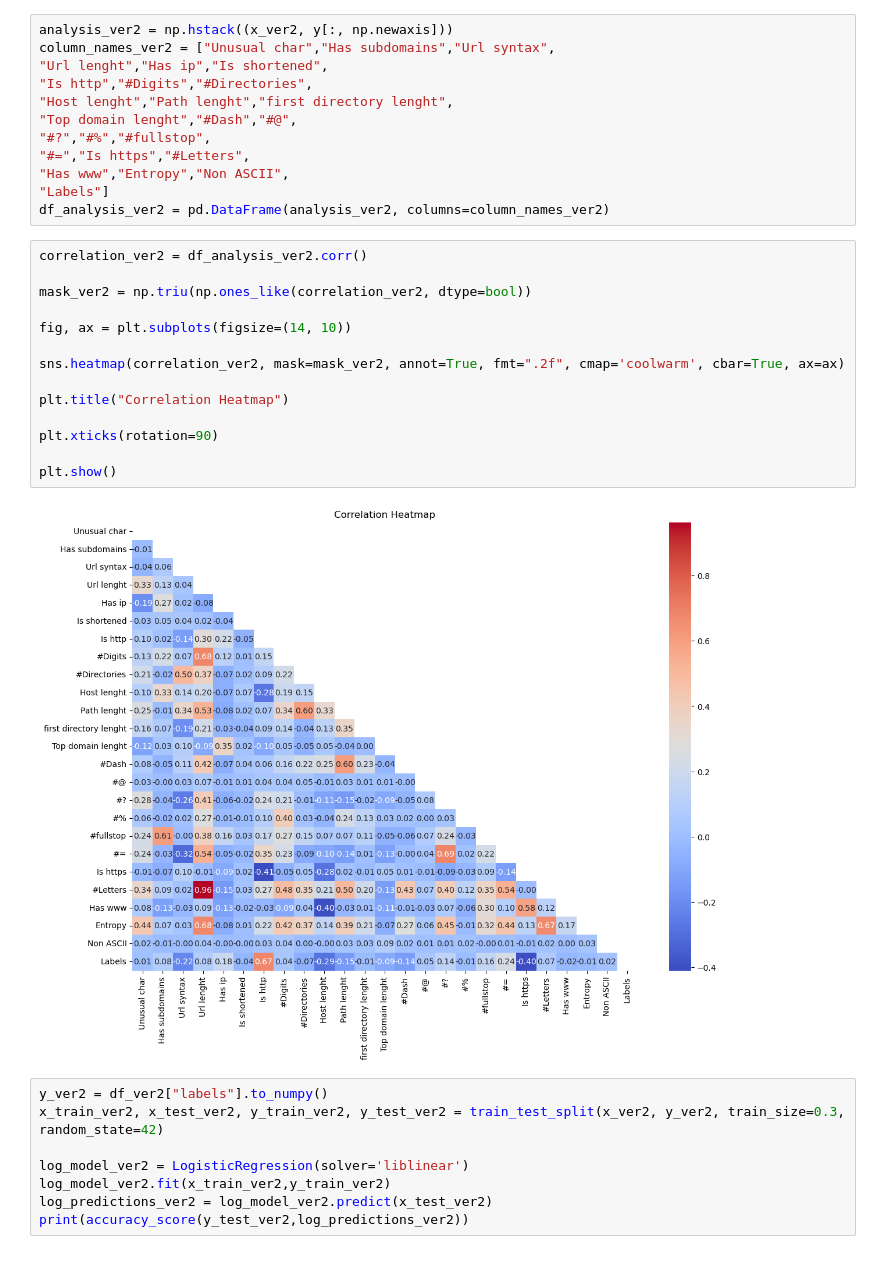
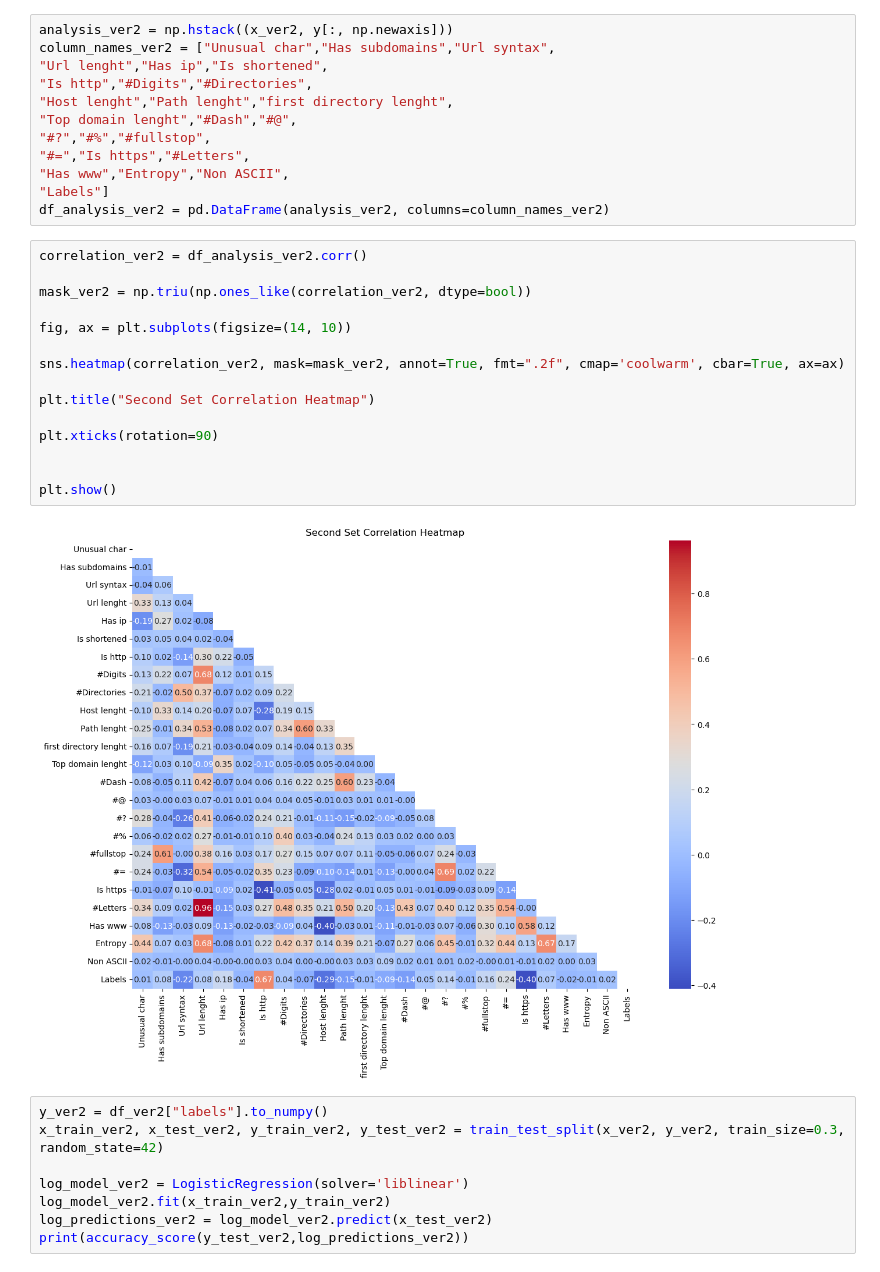
Before and after one commit to TerryakiSauce/ML704-project, a Jupyter notebook: MLnew(2)(1).ipynb, the cells around one changed output. Saved outputs shown, nothing was run; the diff lists cells and outputs as text.

```diff
--- a/MLnew(2)(1).ipynb
+++ b/MLnew(2)(1).ipynb
@@ -271,19 +267,20 @@ df_analysis_ver2 = pd.DataFrame(analysis_ver2, columns=column_names_ver2)
 # %%
 correlation_ver2 = df_analysis_ver2.corr()
 
 mask_ver2 = np.triu(np.ones_like(correlation_ver2, dtype=bool))
 
 fig, ax = plt.subplots(figsize=(14, 10))
 
 sns.heatmap(correlation_ver2, mask=mask_ver2, annot=True, fmt=".2f", cmap='coolwarm', cbar=True, ax=ax)
 
-plt.title("Correlation Heatmap")
+plt.title("Second Set Correlation Heatmap")
 
 plt.xticks(rotation=90)
 
+
 plt.show()
 # %% [output]
-[figure, old version]
+[figure, new version]
 # %%
 y_ver2 = df_ver2["labels"].to_numpy()
 x_train_ver2, x_test_ver2, y_train_ver2, y_test_ver2 = train_test_split(x_ver2, y_ver2, train_size=0.3, random_state=42)
```
Also changed, not shown: parts of 7 cells of this notebook.
